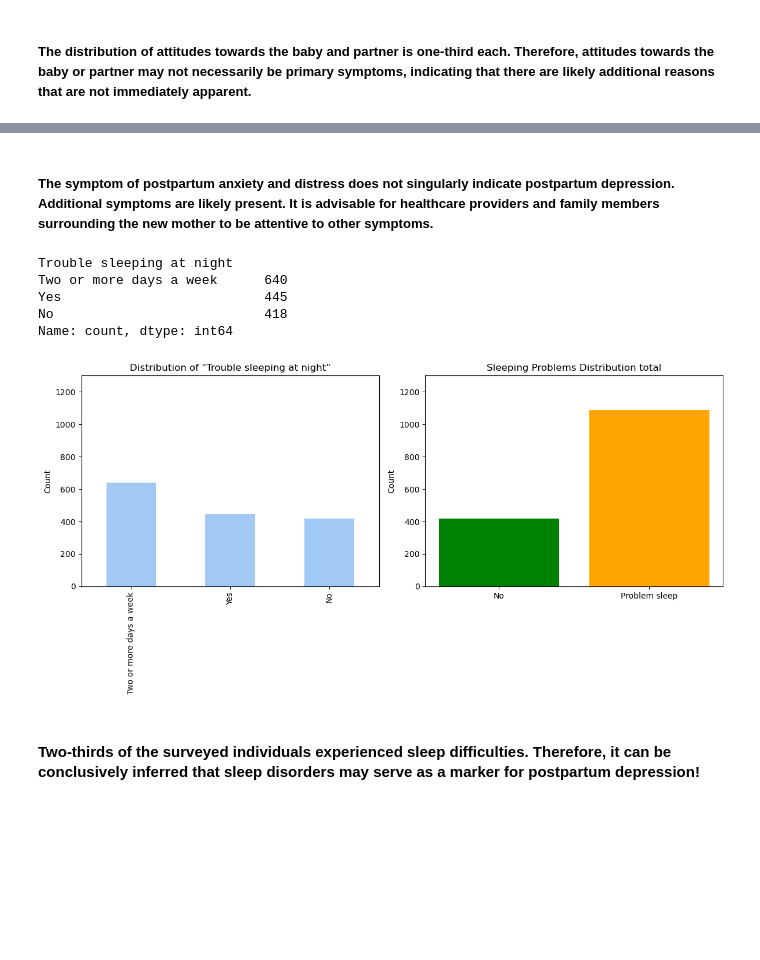
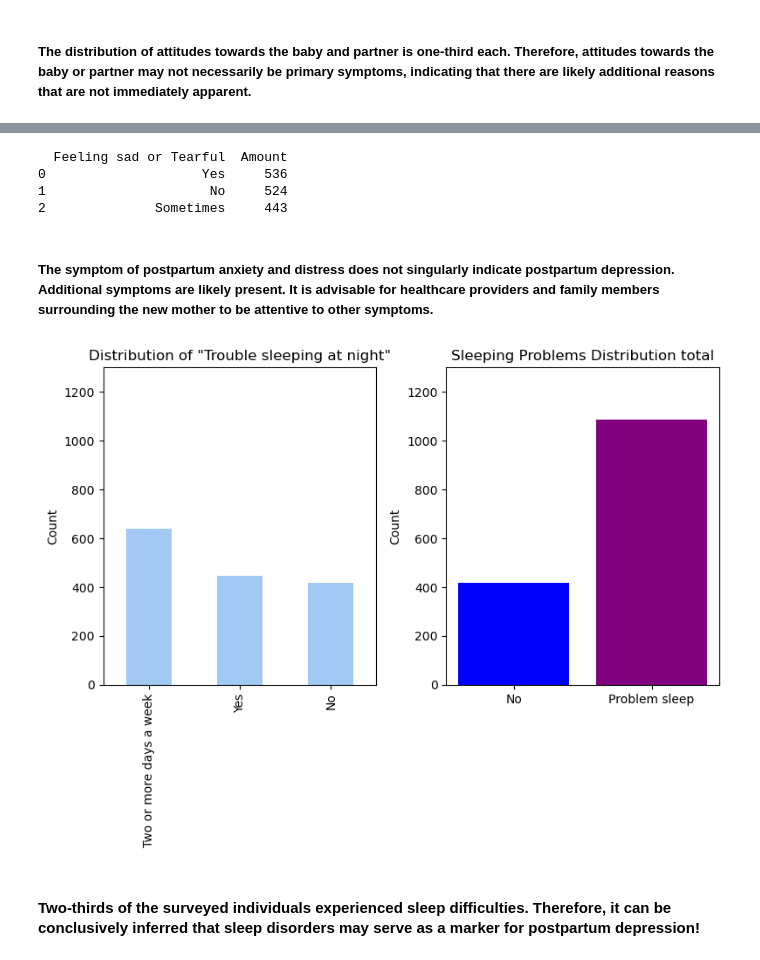
Before and after one commit to sivanhiya/sivanhiya, a Jupyter notebook: projectpostpartum (2) (1).ipynb, the cells around one changed output, grey strips where cells are left out. Cells and saved outputs as stored; diff of their text form; code cells hidden in the pictures; blank space fills up the shorter version.

```diff
--- a/projectpostpartum (2) (1).ipynb
+++ b/projectpostpartum (2) (1).ipynb
@@ -495 +380,23 @@ plt.show()
+# %%
+import pandas as pd
+
+# Calculate the value counts
+value_counts = postp_df["Feeling sad or Tearful"].value_counts()
+
+# Convert value counts to a DataFrame
+df_value_counts = pd.DataFrame(value_counts)
+
+# Reset index to make "Feeling sad or Tearful" a column instead of index
+df_value_counts.reset_index(inplace=True)
+
+# Rename columns
+df_value_counts.columns = ["Feeling sad or Tearful", "Amount"]
+
+# Display DataFrame
+print(df_value_counts)
+# %% [output]
+  Feeling sad or Tearful  Amount
+0                    Yes     536
+1                     No     524
+2              Sometimes     443
 # %% [markdown]
@@ -496,46 +404,38 @@ plt.show()
 ##### The symptom of postpartum anxiety and distress does not singularly indicate postpartum depression. Additional symptoms are likely present. It is advisable for healthcare providers and family members surrounding the new mother to be attentive to other symptoms.
-# %%
-postp_df[["Trouble sleeping at night"]].value_counts()
-# %% [output]
-Trouble sleeping at night
-Two or more days a week      640
-Yes                          445
-No                           418
-Name: count, dtype: int64
 # %%
 import matplotlib.pyplot as plt
 
 # גרף ראשון - גרף עם ברים
-plt.figure(figsize=(12, 6))
+plt.figure(figsize=(8, 6))
 
 ax1=plt.subplot(1, 2, 1)
 postp_df["Trouble sleeping at night"].value_counts().plot(kind='bar')
 plt.title('Distribution of "Trouble sleeping at night"')
 plt.xlabel('Trouble sleeping at night')
 plt.ylim(0, 1300)
 plt.ylabel('Count')
 ax1.set_xlabel("")
 
 
 
 # גרף שני - גרף עם ברים
 countYes = postp_df[["Trouble sleeping at night"]].value_counts()["Yes"]
 countTwoormoredaysaweek = postp_df[["Trouble sleeping at night"]].value_counts()["Two or more days a week"]
 problem_sleep = countTwoormoredaysaweek + countYes
 labels = ['No', 'Problem sleep']
 counts = [postp_df["Trouble sleeping at night"].value_counts()["No"], problem_sleep]
 
 ax2=plt.subplot(1, 2, 2)
-plt.bar(labels, counts, color=['green', 'orange'])
+plt.bar(labels, counts, color=['blue', 'purple'])
 plt.title('Sleeping Problems Distribution total')
 plt.ylim(0, 1300)
 plt.xlabel('Trouble Sleeping at Night')
 plt.ylabel('Count')
 ax2.set_xlabel("")
 plt.tight_layout()
 plt.show()
 # %% [output]
-[figure, old version]
+[figure, new version]
 # %% [markdown]
 #### Two-thirds of the surveyed individuals experienced sleep difficulties. Therefore, it can be conclusively inferred that sleep disorders may serve as a marker for postpartum depression!
 # %%
```
Also changed, not shown: parts of 48 cells of this notebook.
